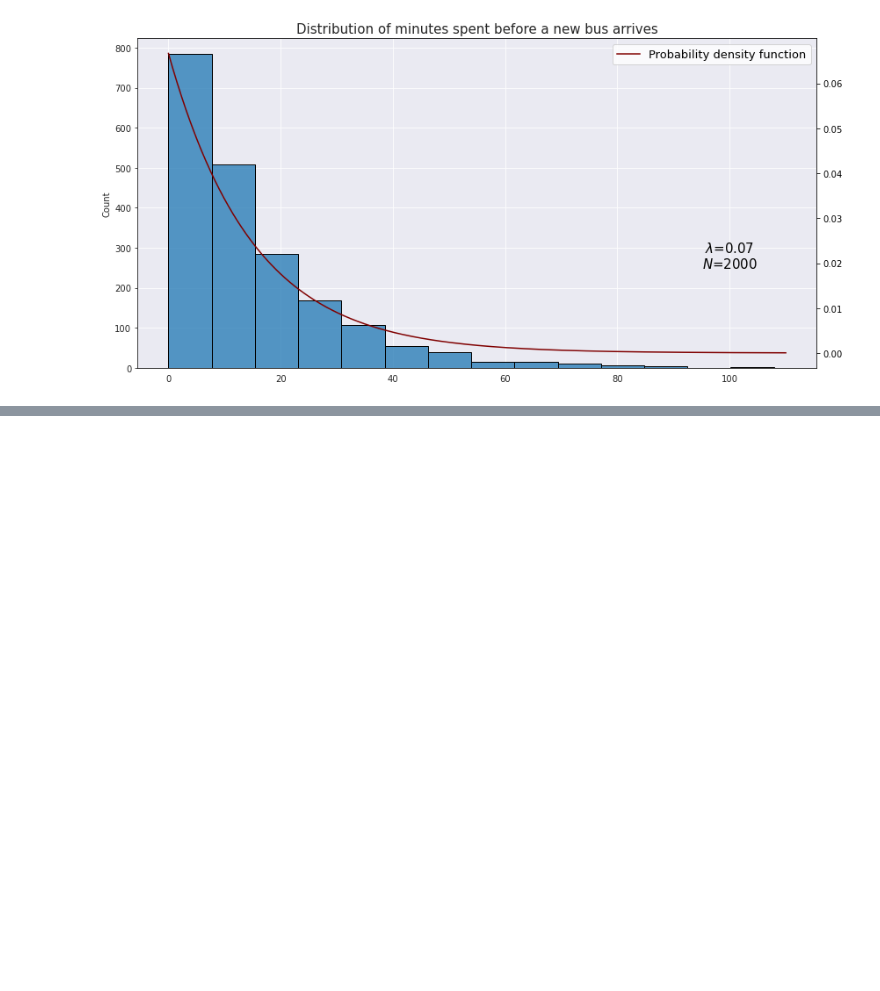
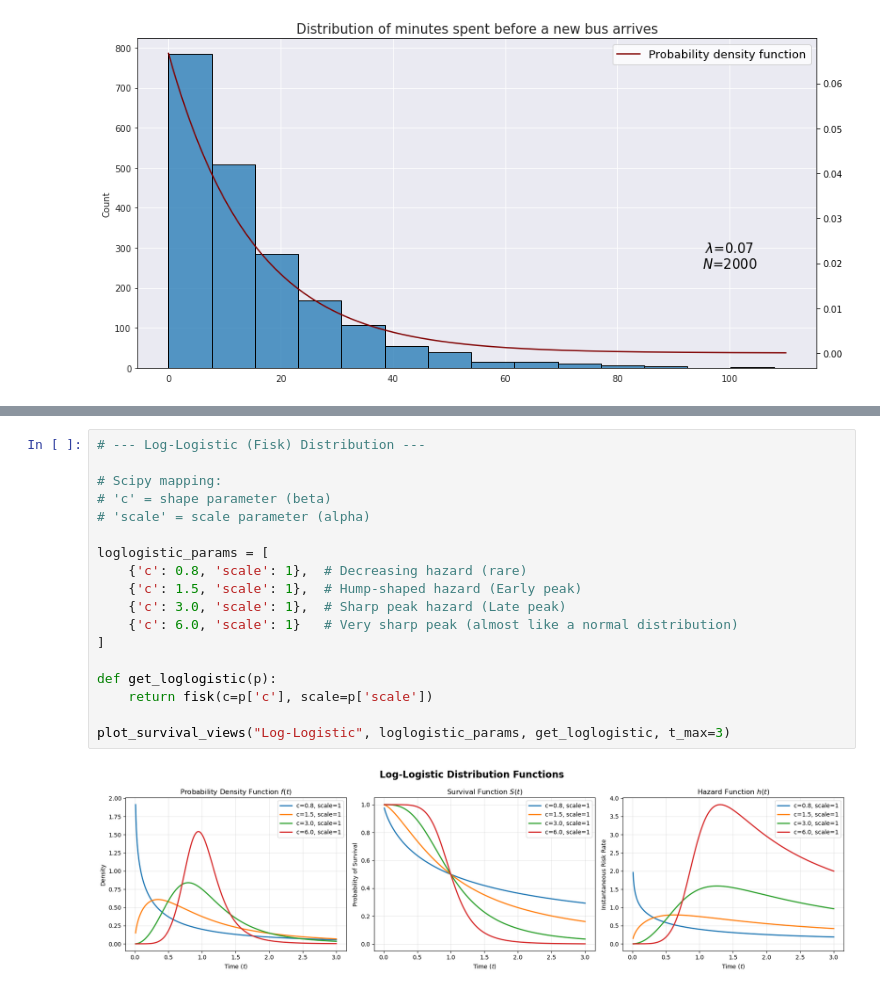
Before and after one commit to vzahorui/vzahorui.github.io, a Jupyter notebook: jupyter_notebooks/ditributions/plot_distributions.ipynb, the cells around one changed output, grey strips where cells are left out. Saved outputs shown, nothing was run; the diff lists cells and outputs as text; blank space fills up the shorter version.

```diff
--- a/jupyter_notebooks/ditributions/plot_distributions.ipynb
+++ b/jupyter_notebooks/ditributions/plot_distributions.ipynb
@@ -256,0 +347,20 @@ plt.savefig('../../assets/images/probability/exponential_distribution.png', bbox
+# %%
+# --- Log-Logistic (Fisk) Distribution ---
+
+# Scipy mapping:
+# 'c' = shape parameter (beta)
+# 'scale' = scale parameter (alpha)
+
+loglogistic_params = [
+    {'c': 0.8, 'scale': 1},  # Decreasing hazard (rare)
+    {'c': 1.5, 'scale': 1},  # Hump-shaped hazard (Early peak)
+    {'c': 3.0, 'scale': 1},  # Sharp peak hazard (Late peak)
+    {'c': 6.0, 'scale': 1}   # Very sharp peak (almost like a normal distribution)
+]
+
+def get_loglogistic(p):
+    return fisk(c=p['c'], scale=p['scale'])
+
+plot_survival_views("Log-Logistic", loglogistic_params, get_loglogistic, t_max=3)
+# %% [output]
+[figure, added]
```
Also changed, not shown: parts of 5 cells of this notebook, 4 other files.
